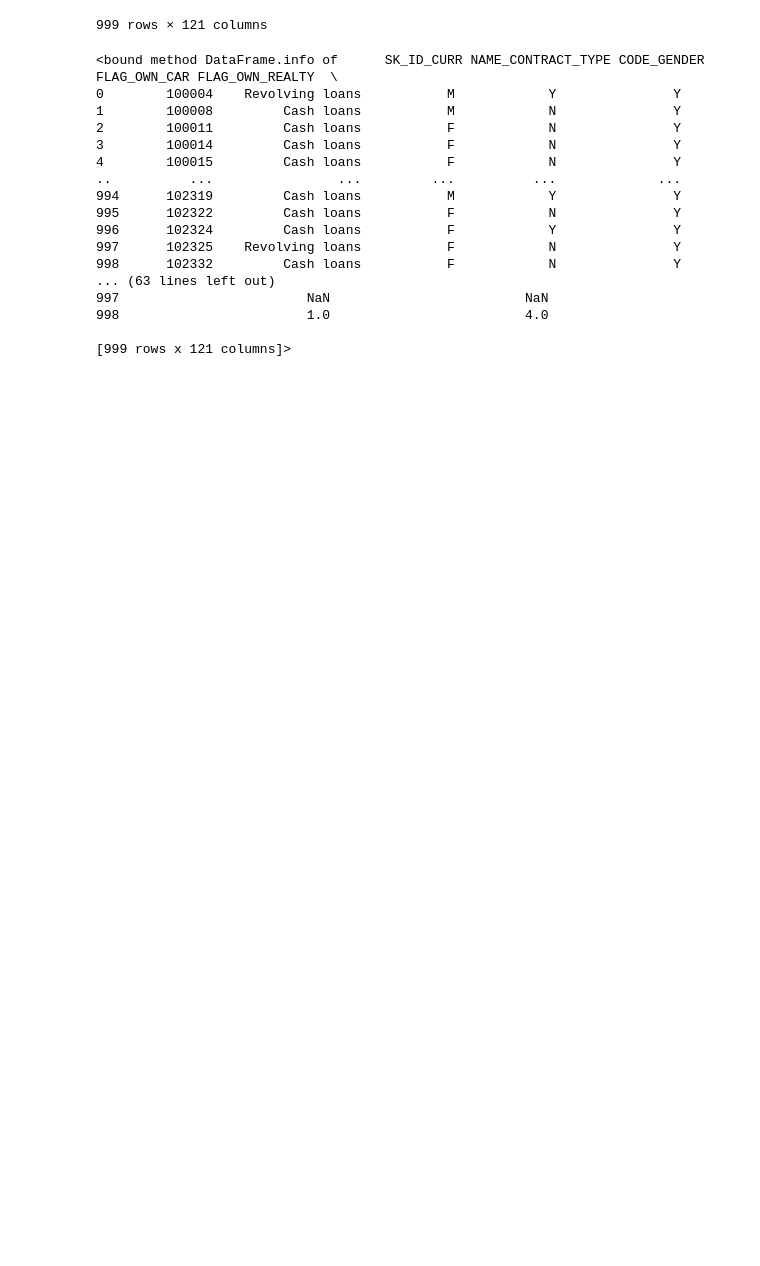
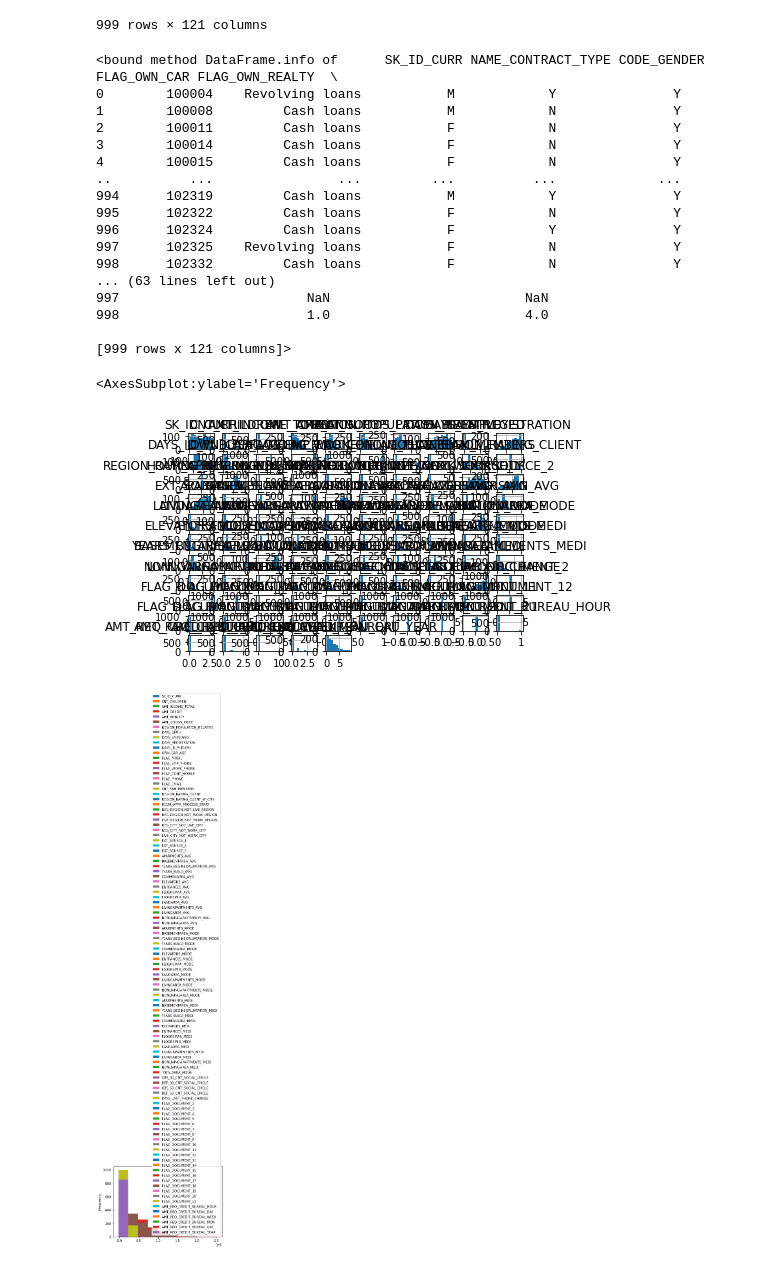
Before and after one commit to oriana1992/kaggle, a Jupyter notebook: Kaggle .ipynb, the cells around one changed output. Saved outputs shown, nothing was run; the diff lists cells and outputs as text; code cells hidden in the pictures; blank space fills up the shorter version.

```diff
--- a/Kaggle .ipynb
+++ b/Kaggle .ipynb
@@ -36,3 +40,10 @@ df.info
 998                        1.0                         4.0
 
 [999 rows x 121 columns]>
+# %%
+df.hist()
+df.plot.hist()
+# %% [output]
+<AxesSubplot:ylabel='Frequency'>
+[figure, added]
+[figure, added]
```
Also changed, not shown: parts of 1 cell of this notebook.
